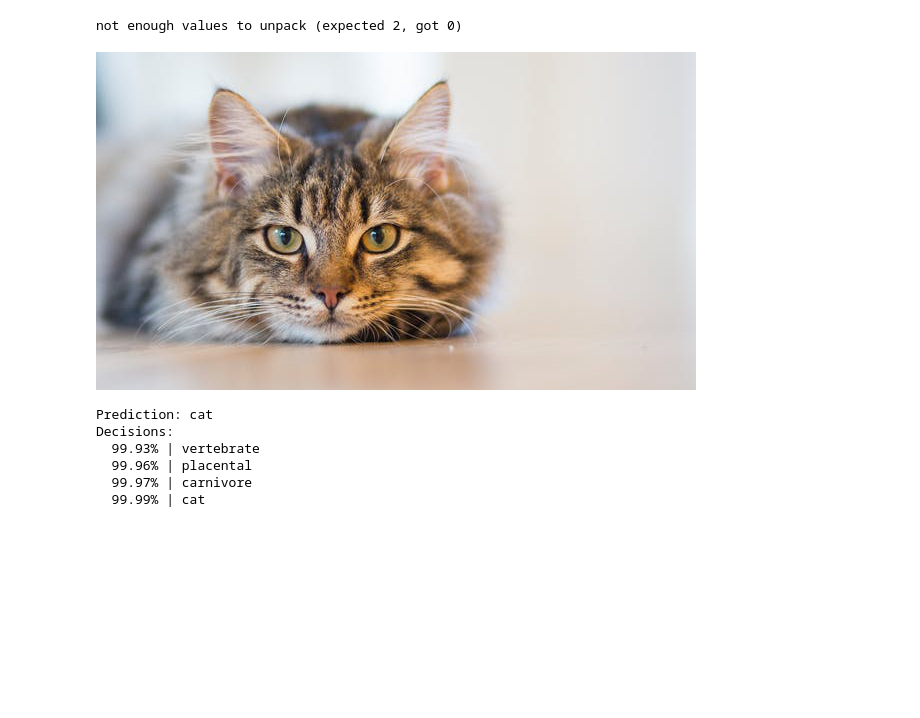
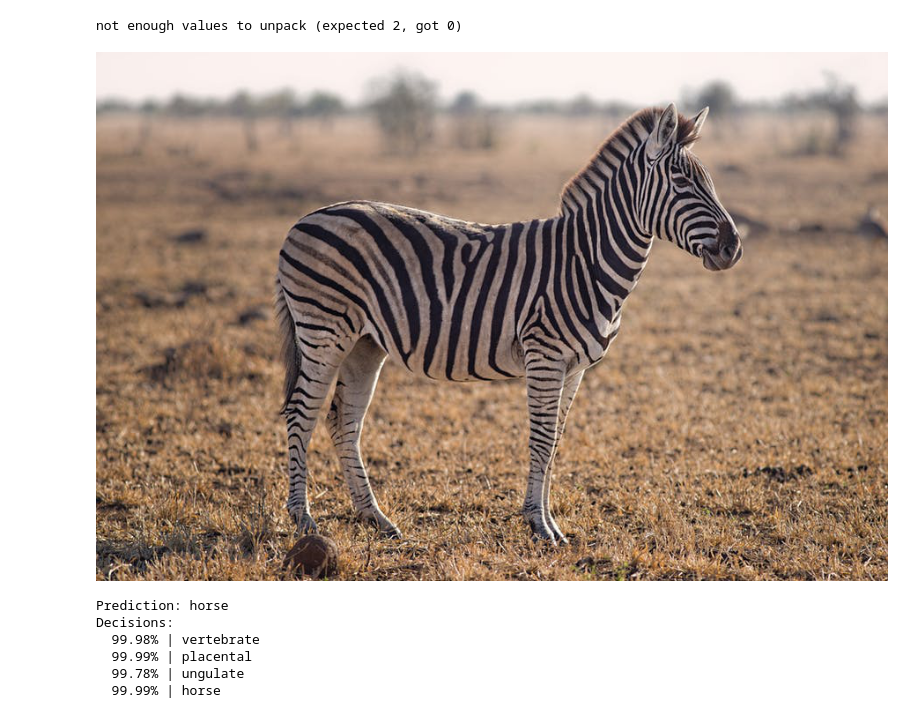
Before and after one commit to 5nefarious/neural-backed-decision-trees, a Jupyter notebook: examples/load_pretrained_nbdts.ipynb, the cells around one changed output. Drawn from its saved outputs; the diff is of its cells as text; code cells hidden in the pictures; blank space fills up the shorter version.

Commit message:
Added zebra example to notebook.

```diff
--- a/examples/load_pretrained_nbdts.ipynb
+++ b/examples/load_pretrained_nbdts.ipynb
@@ -18,14 +18,15 @@ model = HardNBDT(
 image_urls = {
     'cat': 'https://images.pexels.com/photos/126407/pexels-photo-126407.jpeg?auto=compress&cs=tinysrgb&dpr=2&w=300',
     'bear': 'https://images.pexels.com/photos/158109/kodiak-brown-bear-adult-portrait-wildlife-158109.jpeg?auto=compress&cs=tinysrgb&dpr=2&w=300',
-    'dog': 'https://images.pexels.com/photos/1490908/pexels-photo-1490908.jpeg?auto=compress&cs=tinysrgb&dpr=2&w=300'
+    'dog': 'https://images.pexels.com/photos/1490908/pexels-photo-1490908.jpeg?auto=compress&cs=tinysrgb&dpr=2&w=300',
+    'zebra': 'https://images.pexels.com/photos/750539/pexels-photo-750539.jpeg?auto=compress&cs=tinysrgb&dpr=2&h=300',
 }
 # %%
 # show image
-im = load_image_from_path(image_urls['cat'])
+im = load_image_from_path(image_urls['zebra'])
 display(im)
 # %% [output]
-[figure, old version]
+[figure, new version]
 # %%
 # load + transform image
 transforms_ = transforms.Compose([
@@ -46,9 +47,9 @@ print('\n'.join([
     f"  {info['prob']:.2%} | {info['name']}" for info in decisions[0]
 ][1:]))
 # %% [output]
-Prediction: cat
+Prediction: horse
 Decisions:
-  99.93% | vertebrate
-  99.96% | placental
-  99.97% | carnivore
-  99.99% | cat
+  99.98% | vertebrate
+  99.99% | placental
+  99.78% | ungulate
+  99.99% | horse
```
